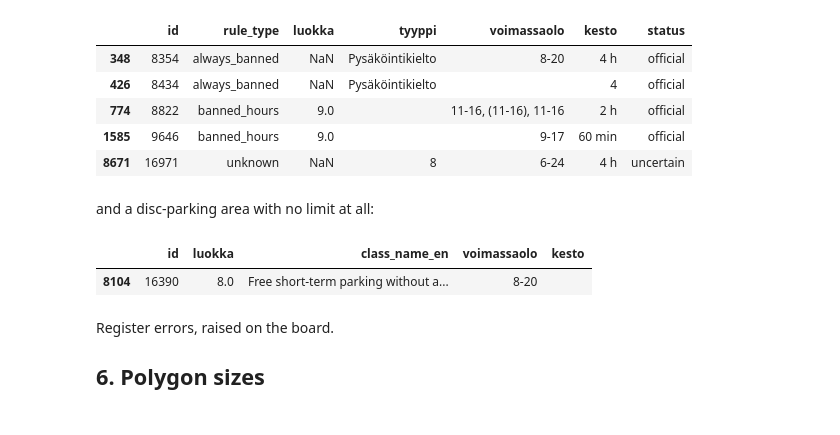
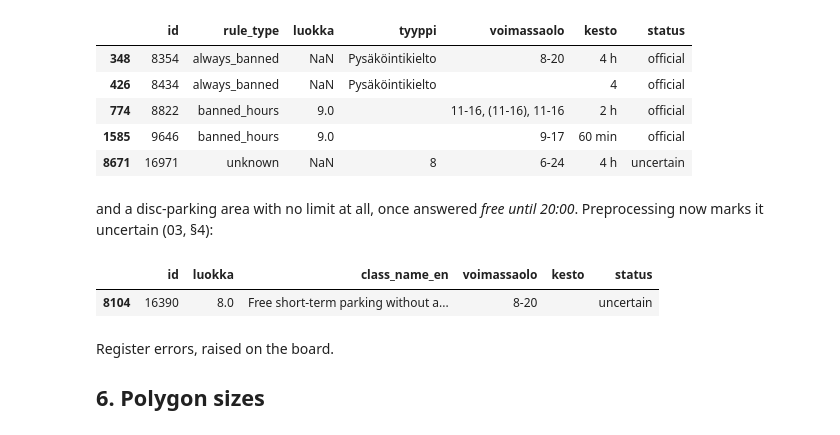
Before and after one commit to tercanfurkan/parkkiko, a Jupyter notebook: notebooks/stages/04_exploration.ipynb, the cells around one changed output. Cells and saved outputs as stored; diff of their text form; code cells hidden in the pictures.

```diff
--- a/notebooks/stages/04_exploration.ipynb
+++ b/notebooks/stages/04_exploration.ipynb
@@ -153,13 +153,14 @@ areas.loc[odd, ["id", "rule_type", "luokka", "tyyppi", "voimassaolo", "kesto", "
 | 1585 | 9646 | banned_hours | 9.0 |  | 9-17 | 60 min | official |
 | 8671 | 16971 | unknown | NaN | 8 | 6-24 | 4 h | uncertain |
 # %% [markdown]
-and a disc-parking area with no limit at all:
+and a disc-parking area with no limit at all, once answered *free until 20:00*. Preprocessing now
+marks it uncertain (03, §4):
 # %%
-silent = areas["rule_type"].eq("free_limited") & areas["duration_min"].isna() & areas["status"].eq("official")
-areas.loc[silent, ["id", "luokka", "class_name_en", "voimassaolo", "kesto"]]
+silent = areas["rule_type"].eq("free_limited") & areas["duration_min"].isna() & areas["status"].ne("missing_hours")
+areas.loc[silent, ["id", "luokka", "class_name_en", "voimassaolo", "kesto", "status"]]
 # %% [output]
-|  | id | luokka | class_name_en | voimassaolo | kesto |
-| 8104 | 16390 | 8.0 | Free short-term parking without a... | 8-20 |  |
+|  | id | luokka | class_name_en | voimassaolo | kesto | status |
+| 8104 | 16390 | 8.0 | Free short-term parking without a... | 8-20 |  | uncertain |
 # %% [markdown]
 Register errors, raised on the board.
 
```
Also changed, not shown: parts of 5 cells of this notebook, 17 other files.
